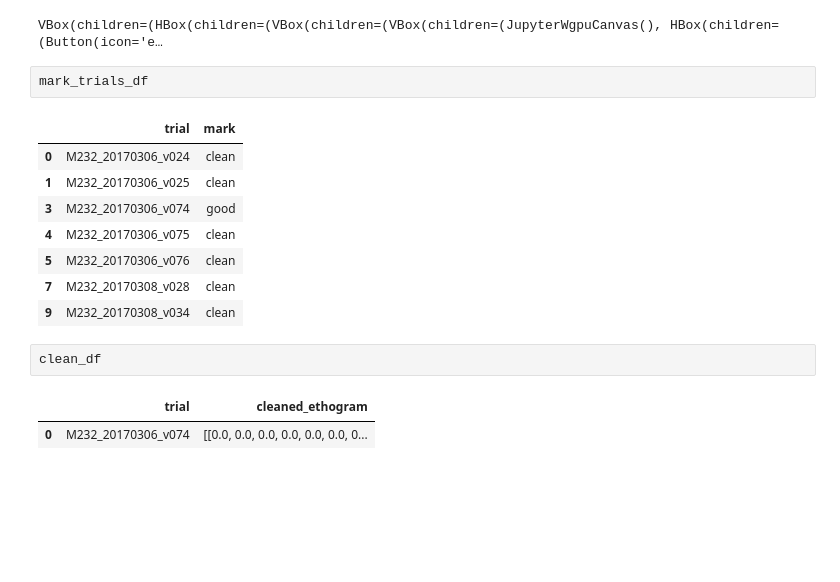
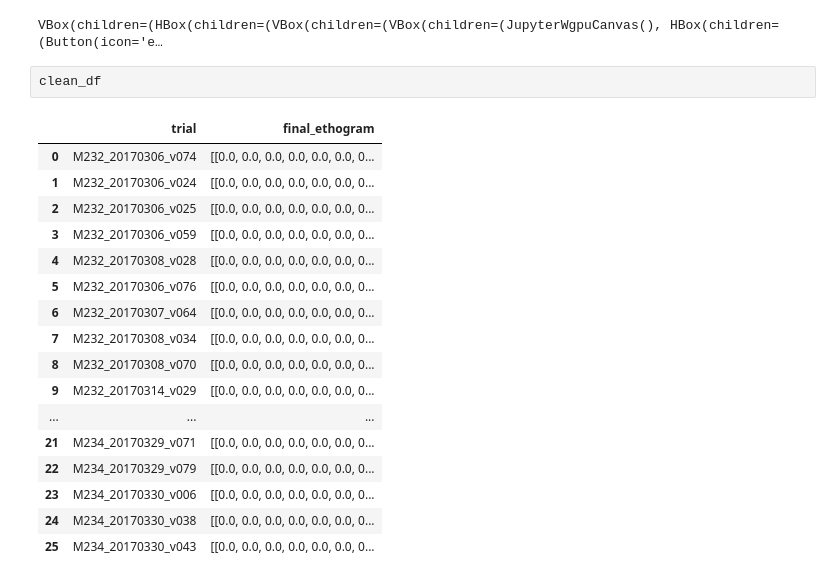
Before and after one commit to hantman-lab/animal-soup, a Jupyter notebook: notebooks/curate_data/clean_ethograms.ipynb, the cells around one changed output. Saved outputs shown, nothing was run; the diff lists cells and outputs as text; blank space fills up the shorter version.

Commit message:
cleaning ethograms functioning

```diff
--- a/notebooks/curate_data/clean_ethograms.ipynb
+++ b/notebooks/curate_data/clean_ethograms.ipynb
@@ -201,18 +226,22 @@ VBox([
 # %% [output]
 VBox(children=(HBox(children=(VBox(children=(VBox(children=(JupyterWgpuCanvas(), HBox(children=(Button(icon='e…
 # %%
-mark_trials_df
+clean_df
 # %% [output]
-|  | trial | mark |
-| 0 | M232_20170306_v024 | clean |
-| 1 | M232_20170306_v025 | clean |
-| 3 | M232_20170306_v074 | good |
-| 4 | M232_20170306_v075 | clean |
-| 5 | M232_20170306_v076 | clean |
-| 7 | M232_20170308_v028 | clean |
-| 9 | M232_20170308_v034 | clean |
+|  | trial | final_ethogram |
+| 0 | M232_20170306_v074 | [[0.0, 0.0, 0.0, 0.0, 0.0, 0.0, 0... |
+| 1 | M232_20170306_v024 | [[0.0, 0.0, 0.0, 0.0, 0.0, 0.0, 0... |
+| 2 | M232_20170306_v025 | [[0.0, 0.0, 0.0, 0.0, 0.0, 0.0, 0... |
+| 3 | M232_20170306_v059 | [[0.0, 0.0, 0.0, 0.0, 0.0, 0.0, 0... |
+| 4 | M232_20170308_v028 | [[0.0, 0.0, 0.0, 0.0, 0.0, 0.0, 0... |
+| 5 | M232_20170306_v076 | [[0.0, 0.0, 0.0, 0.0, 0.0, 0.0, 0... |
+| 6 | M232_20170307_v064 | [[0.0, 0.0, 0.0, 0.0, 0.0, 0.0, 0... |
+| 7 | M232_20170308_v034 | [[0.0, 0.0, 0.0, 0.0, 0.0, 0.0, 0... |
+| 8 | M232_20170308_v070 | [[0.0, 0.0, 0.0, 0.0, 0.0, 0.0, 0... |
+| 9 | M232_20170314_v029 | [[0.0, 0.0, 0.0, 0.0, 0.0, 0.0, 0... |
+| ... | ... | ... |
+| 21 | M234_20170329_v071 | [[0.0, 0.0, 0.0, 0.0, 0.0, 0.0, 0... |
+| 22 | M234_20170329_v079 | [[0.0, 0.0, 0.0, 0.0, 0.0, 0.0, 0... |
+| 23 | M234_20170330_v006 | [[0.0, 0.0, 0.0, 0.0, 0.0, 0.0, 0... |
+| 24 | M234_20170330_v038 | [[0.0, 0.0, 0.0, 0.0, 0.0, 0.0, 0... |
+| 25 | M234_20170330_v043 | [[0.0, 0.0, 0.0, 0.0, 0.0, 0.0, 0... |
-# %%
-clean_df
-# %% [output]
-|  | trial | cleaned_ethogram |
-| 0 | M232_20170306_v074 | [[0.0, 0.0, 0.0, 0.0, 0.0, 0.0, 0... |
```
Also changed, not shown: parts of 14 cells of this notebook, 1 other file.
